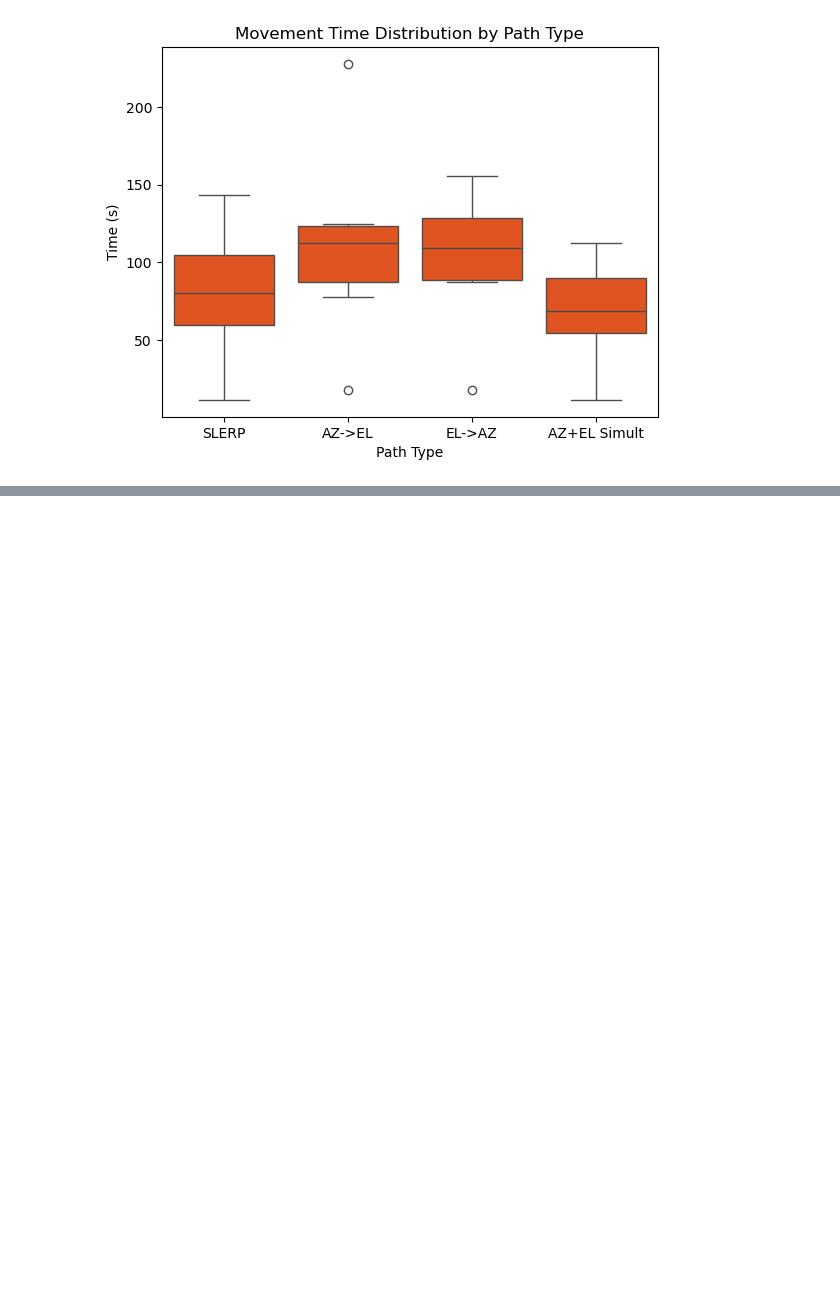
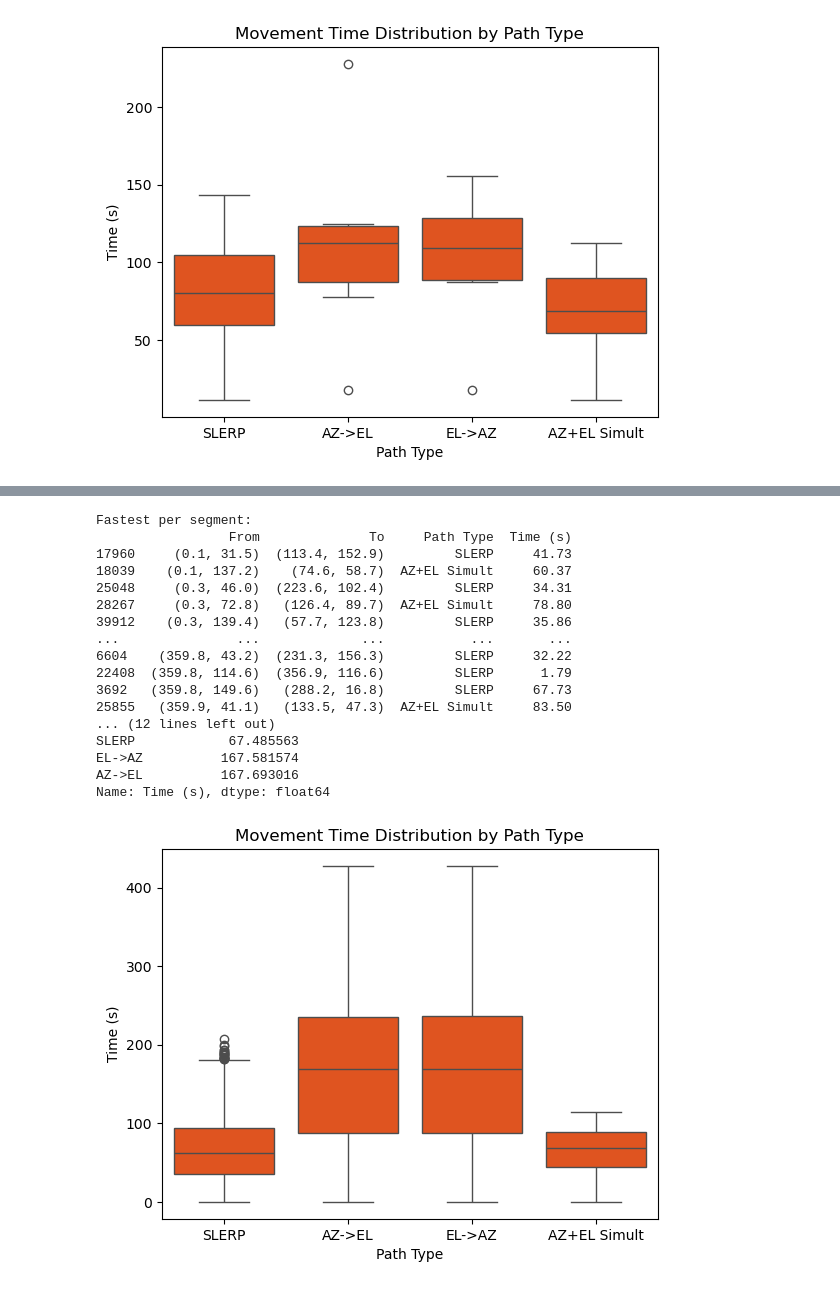
Before and after one commit to S-Wimmer1/Going-the-short-way, a Jupyter notebook: radtel.ipynb, the cells around one changed output, grey strips where cells are left out. Cells and saved outputs as stored; diff of their text form; code cells hidden in the pictures; blank space fills up the shorter version.

Commit message:
statistic for random wpts

```diff
--- a/radtel.ipynb
+++ b/radtel.ipynb
@@ -198,24 +202,28 @@ for i in range(len(waypoints) -1):
 # %%
 #NOTE DATAFRAME CONVERSION
 
-df = pd.DataFrame(all_paths)
-df["From"] = df["From"].apply(lambda t: (round(t[0], 1), round(t[1], 1)))
-df["To"] = df["To"].apply(lambda t: (round(t[0], 1), round(t[1], 1)))
+def dataframe_conv(all_paths = all_paths):
+    df = pd.DataFrame(all_paths)
+    df["From"] = df["From"].apply(lambda t: (round(t[0], 1), round(t[1], 1)))
+    df["To"] = df["To"].apply(lambda t: (round(t[0], 1), round(t[1], 1)))
 
-#print(df[["From", "To", "Path Type", "Time (s)"]].to_string(index=False))
+    #print(df[["From", "To", "Path Type", "Time (s)"]].to_string(index=False))
 
-# Statistics
-# Group by coordinate pair -> select time column -> find index (row number) with minimum time -> loc selects actual rows after they are found
-fastest_per_segment = df.loc[df.groupby(["From", "To"])["Time (s)"].idxmin()]
-print(f"\nFastest per segment:\n{fastest_per_segment[["From", "To", "Path Type", "Time (s)"]]}")
+    # Statistics
+    # Group by coordinate pair -> select time column -> find index (row number) with minimum time -> loc selects actual rows after they are found
+    fastest_per_segment = df.loc[df.groupby(["From", "To"])["Time (s)"].idxmin()]
+    print(f"\nFastest per segment:\n{fastest_per_segment[["From", "To", "Path Type", "Time (s)"]]}")
 
-# Best
-win_counts = fastest_per_segment["Path Type"].value_counts()
-print(f"\nWin counts by {win_counts}")
+    # Best
+    win_counts = fastest_per_segment["Path Type"].value_counts()
+    print(f"\nWin counts by {win_counts}")
 
-# Average Time per path type
-avg_times = df.groupby("Path Type")["Time (s)"].mean().sort_values()
-print(f"\nAverage Times:\n{avg_times}")
+    # Average Time per path type
+    avg_times = df.groupby("Path Type")["Time (s)"].mean().sort_values()
+    print(f"\nAverage Times:\n{avg_times}")
+    return df
+
+df = dataframe_conv()
 # %% [output]
 Fastest per segment:
          From         To     Path Type  Time (s)
@@ -457,0 +420,29 @@ print()
+# %%
+wpts = random_waypoints(n=10000)
+
+all_paths3 = calc_paths(waypoints=wpts)
+
+df3 = dataframe_conv(all_paths=all_paths3)
+
+sns.boxplot(data=df3, x="Path Type", y="Time (s)", color="orangered")
+plt.title("Movement Time Distribution by Path Type")
+plt.show()
+# %% [output]
+Fastest per segment:
+                 From              To     Path Type  Time (s)
+17960     (0.1, 31.5)  (113.4, 152.9)         SLERP     41.73
+18039    (0.1, 137.2)    (74.6, 58.7)  AZ+EL Simult     60.37
+25048     (0.3, 46.0)  (223.6, 102.4)         SLERP     34.31
+28267     (0.3, 72.8)   (126.4, 89.7)  AZ+EL Simult     78.80
+39912    (0.3, 139.4)   (57.7, 123.8)         SLERP     35.86
+...               ...             ...           ...       ...
+6604    (359.8, 43.2)  (231.3, 156.3)         SLERP     32.22
+22408  (359.8, 114.6)  (356.9, 116.6)         SLERP      1.79
+3692   (359.8, 149.6)   (288.2, 16.8)         SLERP     67.73
+25855   (359.9, 41.1)   (133.5, 47.3)  AZ+EL Simult     83.50
+... (12 lines left out)
+SLERP            67.485563
+EL->AZ          167.581574
+AZ->EL          167.693016
+Name: Time (s), dtype: float64
+[figure, added]
```
Also changed, not shown: parts of 7 cells of this notebook.
